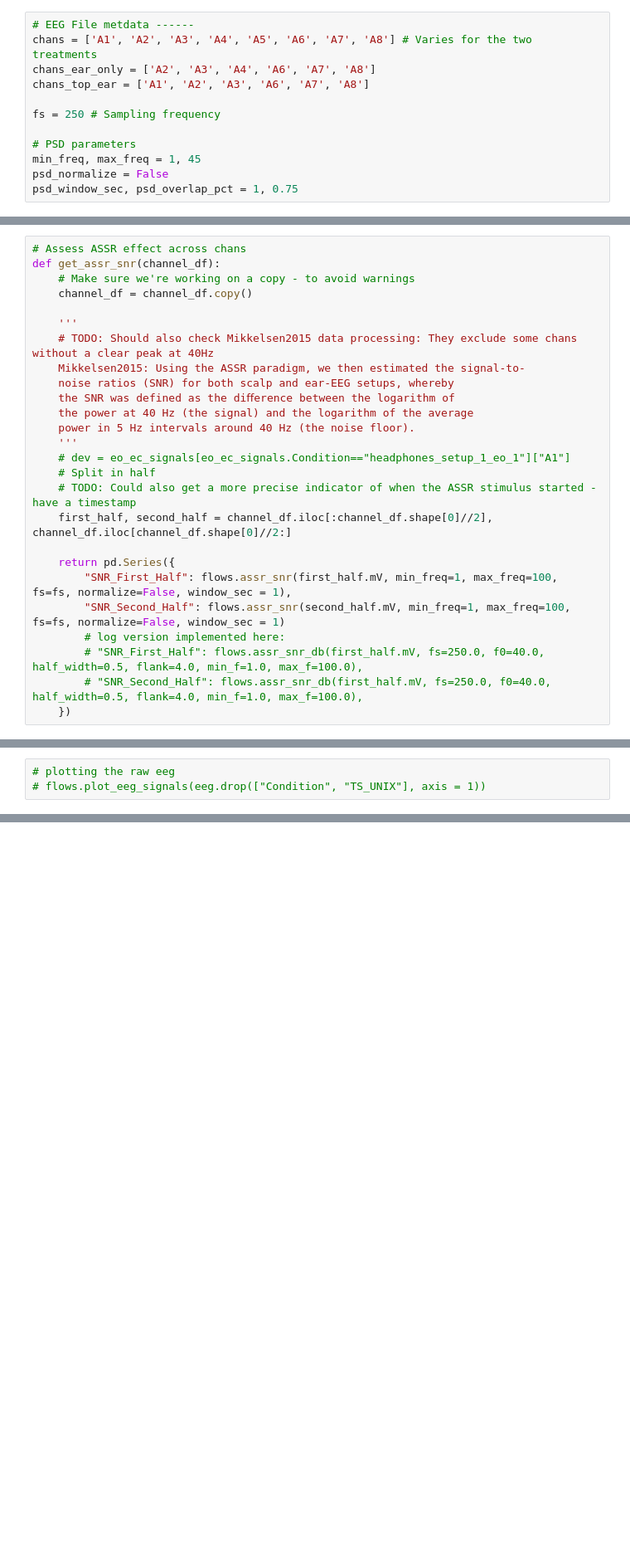
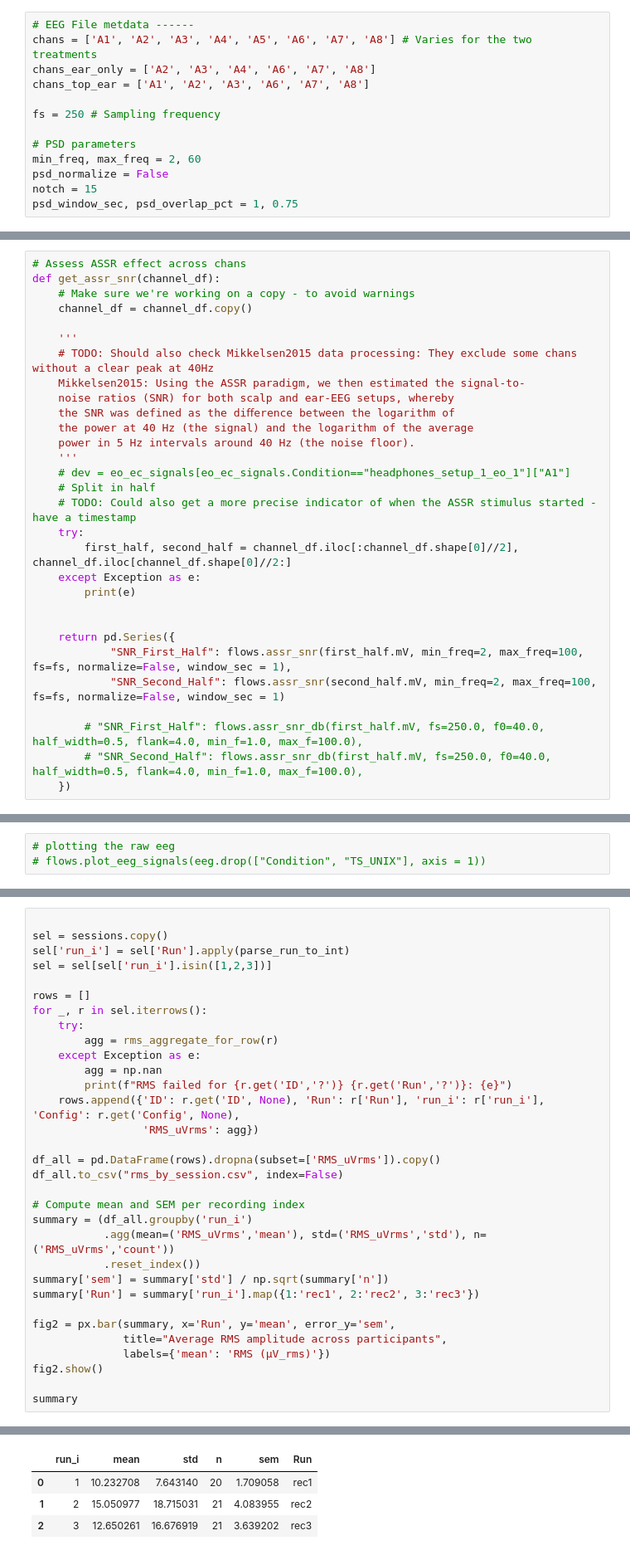
Before and after one commit to SamedVossberg/neuro_headphone_study, a Jupyter notebook: Code/preprocessing_headphonesV2_08_2025.ipynb, the cells around one changed output, grey strips where cells are left out. Shown at 83% size. Cells and saved outputs as stored; diff of their text form; blank space fills up the shorter version.

```diff
--- a/Code/preprocessing_headphonesV2_08_2025.ipynb
+++ b/Code/preprocessing_headphonesV2_08_2025.ipynb
@@ -145,8 +147,9 @@ chans_top_ear = ['A1', 'A2', 'A3', 'A6', 'A7', 'A8']
 fs = 250 # Sampling frequency
 
 # PSD parameters
-min_freq, max_freq = 1, 45
+min_freq, max_freq = 2, 60
 psd_normalize = False
+notch = 15
 psd_window_sec, psd_overlap_pct = 1, 0.75
 # %%
 # Label and cut the EEG data
@@ -182,12 +184,16 @@ def get_assr_snr(channel_df):
     # dev = eo_ec_signals[eo_ec_signals.Condition=="headphones_setup_1_eo_1"]["A1"]
     # Split in half
     # TODO: Could also get a more precise indicator of when the ASSR stimulus started - have a timestamp
-    first_half, second_half = channel_df.iloc[:channel_df.shape[0]//2], channel_df.iloc[channel_df.shape[0]//2:]
+    try:
+        first_half, second_half = channel_df.iloc[:channel_df.shape[0]//2], channel_df.iloc[channel_df.shape[0]//2:]
+    except Exception as e:
+        print(e)
+
 
     return pd.Series({
-        "SNR_First_Half": flows.assr_snr(first_half.mV, min_freq=1, max_freq=100, fs=fs, normalize=False, window_sec = 1),
-        "SNR_Second_Half": flows.assr_snr(second_half.mV, min_freq=1, max_freq=100, fs=fs, normalize=False, window_sec = 1)
-        # log version implemented here:
+            "SNR_First_Half": flows.assr_snr(first_half.mV, min_freq=2, max_freq=100, fs=fs, normalize=False, window_sec = 1),
+            "SNR_Second_Half": flows.assr_snr(second_half.mV, min_freq=2, max_freq=100, fs=fs, normalize=False, window_sec = 1)
+
         # "SNR_First_Half": flows.assr_snr_db(first_half.mV, fs=250.0, f0=40.0, half_width=0.5, flank=4.0, min_f=1.0, max_f=100.0),
         # "SNR_Second_Half": flows.assr_snr_db(first_half.mV, fs=250.0, f0=40.0, half_width=0.5, flank=4.0, min_f=1.0, max_f=100.0),
     })
@@ -766,0 +1000,33 @@ TypeError: cannot perform __pow__ with this index type: DatetimeArray
+# %%
+
+sel = sessions.copy()
+sel['run_i'] = sel['Run'].apply(parse_run_to_int)
+sel = sel[sel['run_i'].isin([1,2,3])]
+
+rows = []
+for _, r in sel.iterrows():
+    try:
+        agg = rms_aggregate_for_row(r)
+    except Exception as e:
+        agg = np.nan
+        print(f"RMS failed for {r.get('ID','?')} {r.get('Run','?')}: {e}")
+    rows.append({'ID': r.get('ID', None), 'Run': r['Run'], 'run_i': r['run_i'], 'Config': r.get('Config', None),
+                 'RMS_uVrms': agg})
+
+df_all = pd.DataFrame(rows).dropna(subset=['RMS_uVrms']).copy()
+df_all.to_csv("rms_by_session.csv", index=False)
+
+# Compute mean and SEM per recording index
+summary = (df_all.groupby('run_i')
+           .agg(mean=('RMS_uVrms','mean'), std=('RMS_uVrms','std'), n=('RMS_uVrms','count'))
+           .reset_index())
+summary['sem'] = summary['std'] / np.sqrt(summary['n'])
+summary['Run'] = summary['run_i'].map({1:'rec1', 2:'rec2', 3:'rec3'})
+
+fig2 = px.bar(summary, x='Run', y='mean', error_y='sem',
+              title="Average RMS amplitude across participants",
+              labels={'mean': 'RMS (µV_rms)'})
+fig2.show()
+
+summary
+# %% [output]
@@ -766,0 +1035,4 @@ TypeError: cannot perform __pow__ with this index type: DatetimeArray
+|  | run_i | mean | std | n | sem | Run |
+| 0 | 1 | 10.232708 | 7.643140 | 20 | 1.709058 | rec1 |
+| 1 | 2 | 15.050977 | 18.715031 | 21 | 4.083955 | rec2 |
+| 2 | 3 | 12.650261 | 16.676919 | 21 | 3.639202 | rec3 |
```
Also changed, not shown: parts of 20 cells of this notebook, 6 other files.
